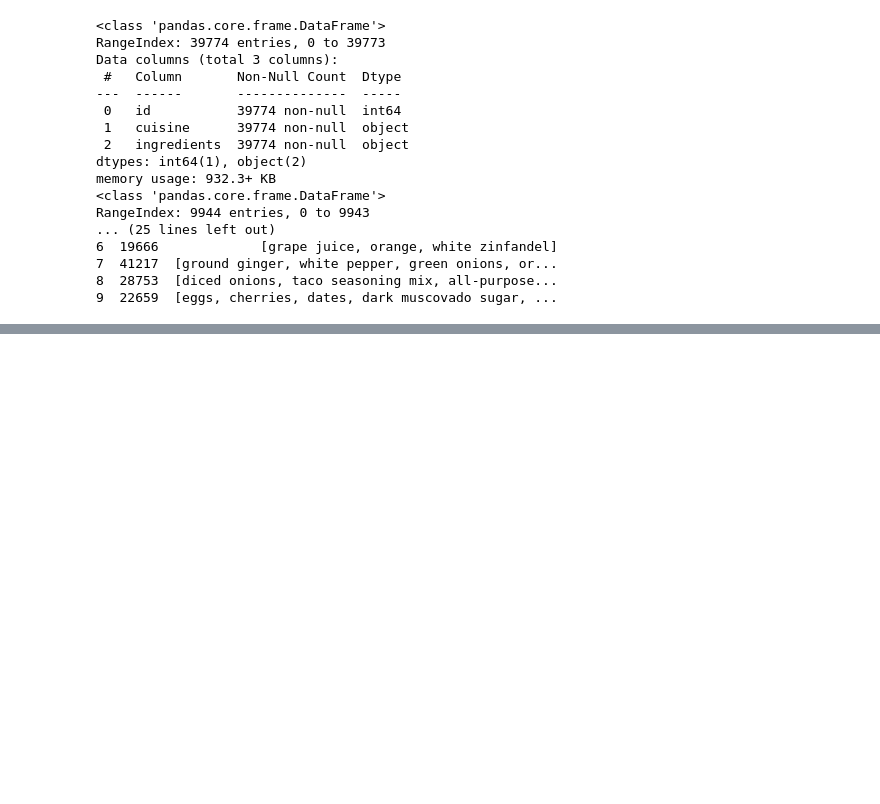
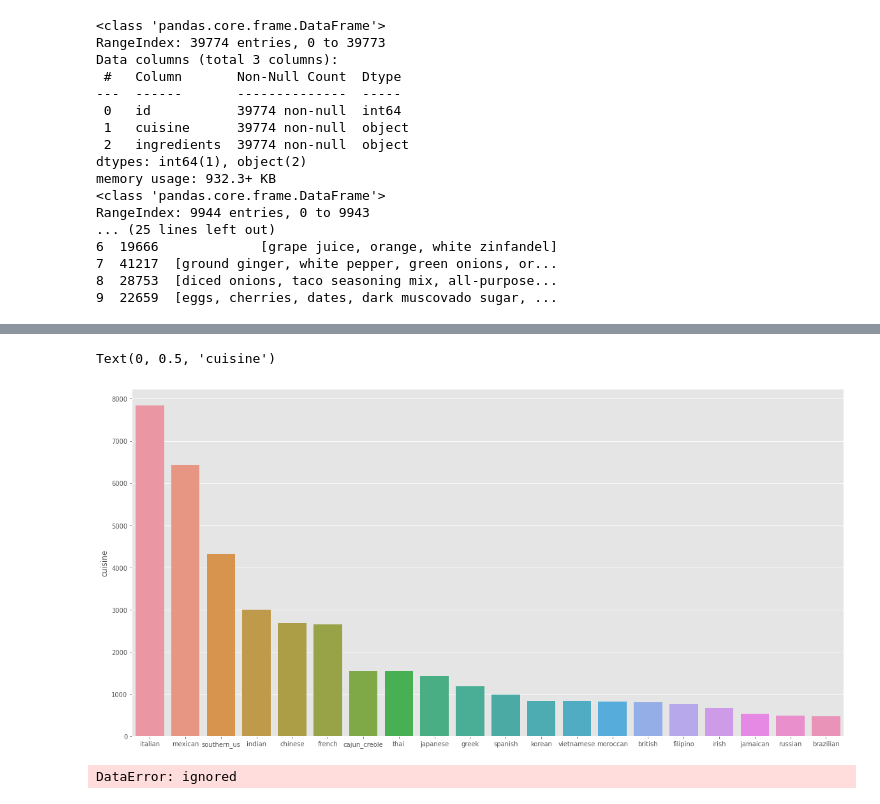
Before and after one commit to JamesUMD/DataScienceProjects, a Jupyter notebook: Cooking/Cooking.ipynb, the cells around one changed output, grey strips where cells are left out. Saved outputs shown, nothing was run; the diff lists cells and outputs as text; code cells hidden in the pictures; blank space fills up the shorter version.

```diff
--- a/Cooking/Cooking.ipynb
+++ b/Cooking/Cooking.ipynb
@@ -91,3 +91,11 @@ RangeIndex: 9944 entries, 0 to 9943
 7  41217  [ground ginger, white pepper, green onions, or...
 8  28753  [diced onions, taco seasoning mix, all-purpose...
 9  22659  [eggs, cherries, dates, dark muscovado sugar, ...
+# %%
+# How many ingredients in a dish
+print('Maximum Number of Ingredients in a Dish: ',train['ingredients'].str.len().max())
+print('Minimum Number of Ingredients in a Dish: ',train['ingredients'].str.len().min())
+
+#Seperate ingredients
+train['seperated_ingredients'] = train['ingredients'].apply(','.join)
+test['seperated_ingredients'] = test['ingredients'].apply(','.join)
@@ -93,0 +122,28 @@ RangeIndex: 9944 entries, 0 to 9943
+# %%
+#Class distribution
+
+dis = train.cuisine.value_counts()
+sns.barplot(dis.index, dis)
+plt.gcf().set_size_inches(20, 10)
+plt.gca().set_ylabel('cuisine')
+# %% [output]
+Text(0, 0.5, 'cuisine')
+[figure, added]
+# %%
+train['target_mean'] = train.groupby('seperated_ingredients')['cuisine'].mean()
+
+fig = plt.figure(figsize=(8, 72), dpi=100)
+
+sns.countplot(y=train.sort_values(by='target_mean', ascending=False)['seperated_ingredients'],
+              hue=train.sort_values(by='target_mean', ascending=False)['cuisine'])
+
+plt.tick_params(axis='x', labelsize=15)
+plt.tick_params(axis='y', labelsize=12)
+plt.legend(loc=1)
+plt.title('Target Distribution in Keywords')
+
+plt.show()
+
+train.drop(columns=['target_mean'], inplace=True)
+# %% [output]
+DataError: ignored
```
Also changed, not shown: parts of 2 cells of this notebook.
